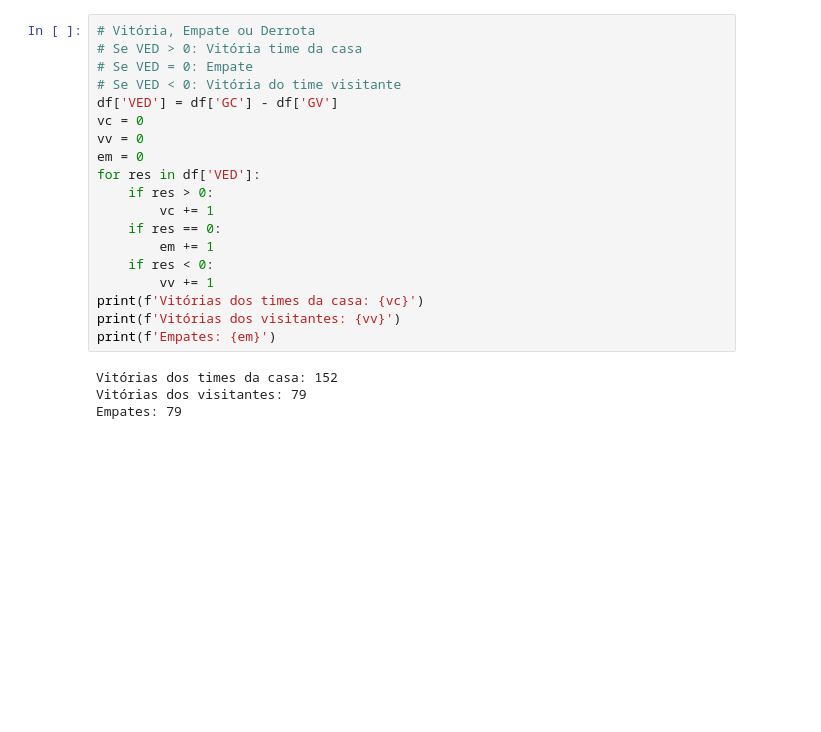
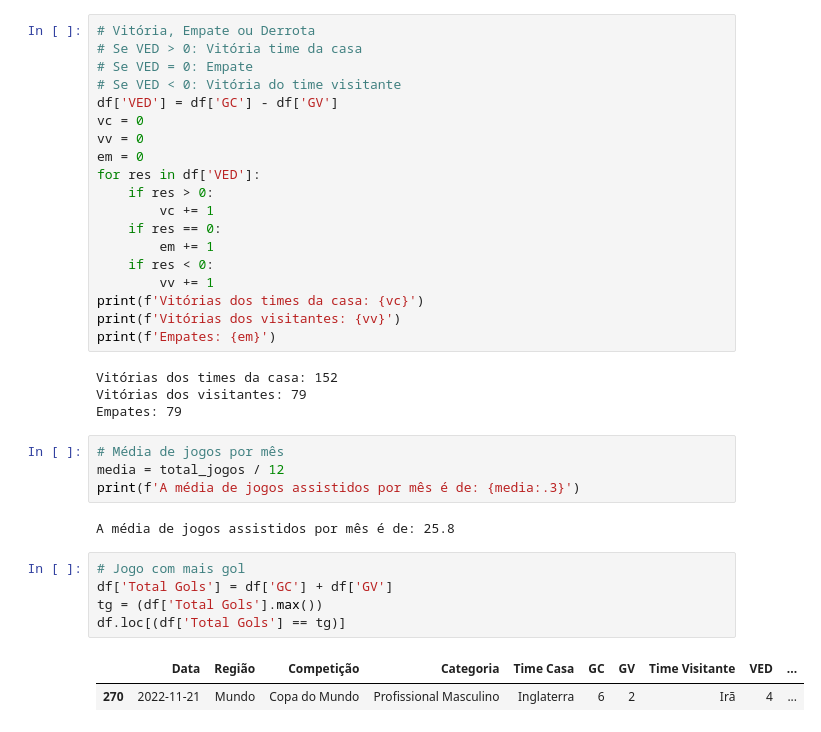
Before and after one commit to deavelar/dados_futebol_2022, a Jupyter notebook: fut_2022.ipynb, the cells around one changed output. Saved outputs shown, nothing was run; the diff lists cells and outputs as text; blank space fills up the shorter version.

```diff
--- a/fut_2022.ipynb
+++ b/fut_2022.ipynb
@@ -141,3 +142,17 @@ print(f'Empates: {em}')
 Vitórias dos times da casa: 152
 Vitórias dos visitantes: 79
 Empates: 79
+# %%
+# Média de jogos por mês
+media = total_jogos / 12
+print(f'A média de jogos assistidos por mês é de: {media:.3}')
+# %% [output]
+A média de jogos assistidos por mês é de: 25.8
+# %%
+# Jogo com mais gol
+df['Total Gols'] = df['GC'] + df['GV']
+tg = (df['Total Gols'].max())
+df.loc[(df['Total Gols'] == tg)]
+# %% [output]
+|  | Data | Região | Competição | Categoria | Time Casa | GC | GV | Time Visitante | VED | ... |
+| 270 | 2022-11-21 | Mundo | Copa do Mundo | Profissional Masculino | Inglaterra | 6 | 2 | Irã | 4 | ... |
```
Also changed, not shown: parts of 2 cells of this notebook, 1 other file.
